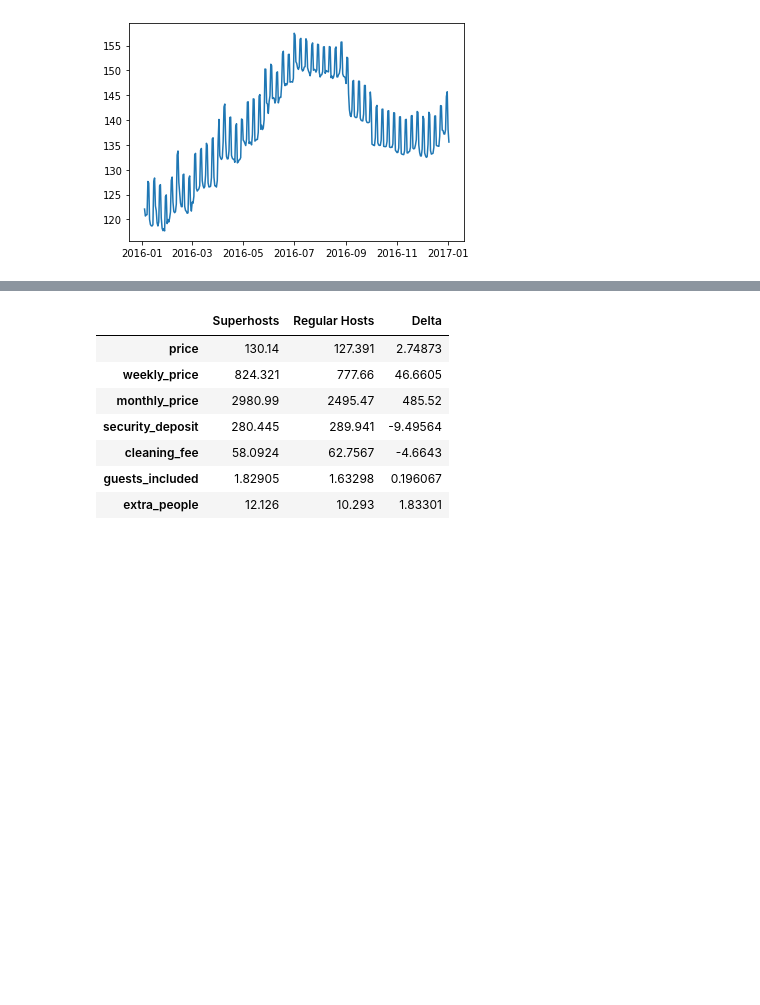
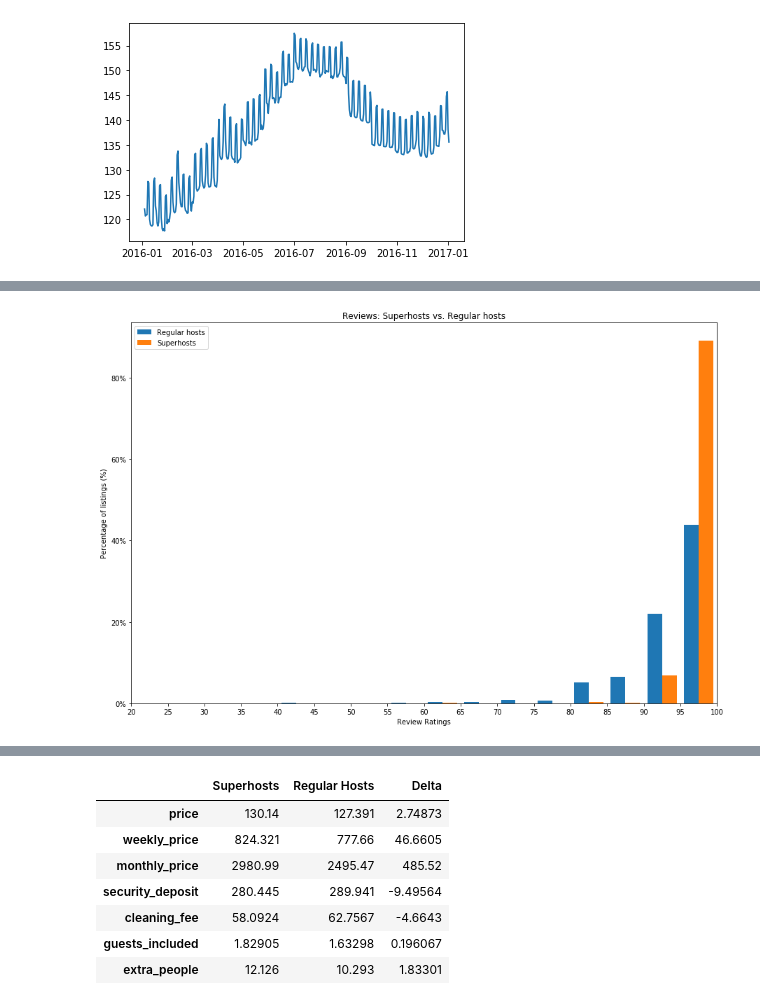
Before and after one commit to ttheoto/Udacity_Airbnb_Project, a Jupyter notebook: Airbnb_Seattle_Exploration.ipynb, the cells around one changed output, grey strips where cells are left out. Saved outputs shown, nothing was run; the diff lists cells and outputs as text; code cells hidden in the pictures; blank space fills up the shorter version.

```diff
--- a/Airbnb_Seattle_Exploration.ipynb
+++ b/Airbnb_Seattle_Exploration.ipynb
@@ -419,0 +499,42 @@ comp_df.style.bar(subset=['Delta'], align='mid', color=['#d65f5f', '#5fba7d'])
+# %%
+# Rating Scores Histogram - Relative Frequency
+
+# We want to analyze the percentage of listings with a certain rating,
+# therefore our basis will include missing values:
+
+super_scores = super_reviews['review_scores_rating']
+reg_scores = reg_reviews['review_scores_rating']
+
+# Defining bin size to optimize visualization
+# Distribution is starkly negatively skewed - almost every value is between 80 and 100
+# Thus the smaller bin size
+
+bin_size = list(range(0, int(super_scores.max()) + 1, 5))
+
+# Defining weights for each distribution
+# that is, the basis for the percentage
+
+basis_super = np.ones(len(super_scores)) / len(super_scores)
+basis_reg = np.ones(len(reg_scores)) / len(reg_scores)
+
+# Plotting the histogram
+
+fig = plt.figure(figsize = (15, 10))
+plt.hist([reg_scores, super_scores], weights = [basis_reg, basis_super], bins=bin_size)
+
+# Formatting percentages, legends and axis labels
+
+plt.gca().yaxis.set_major_formatter(PercentFormatter(1))
+plt.legend(['Regular hosts', 'Superhosts']);
+plt.ylabel('Percentage of listings (%)');
+plt.xlabel('Review Ratings');
+plt.xticks(bin_size);
+plt.xlim((min(min(reg_scores), min(super_scores)),100));
+plt.title('Reviews: Superhosts vs. Regular hosts');
+
+# Uncomment the next two lines for a zoom in into the worst reviews
+
+plt.xlim((0,max(min(reg_scores),min(super_scores)));
+# plt.ylim((0, 0.02));
+# %% [output]
+[figure, added]
```
Also changed, not shown: parts of 19 cells of this notebook.
